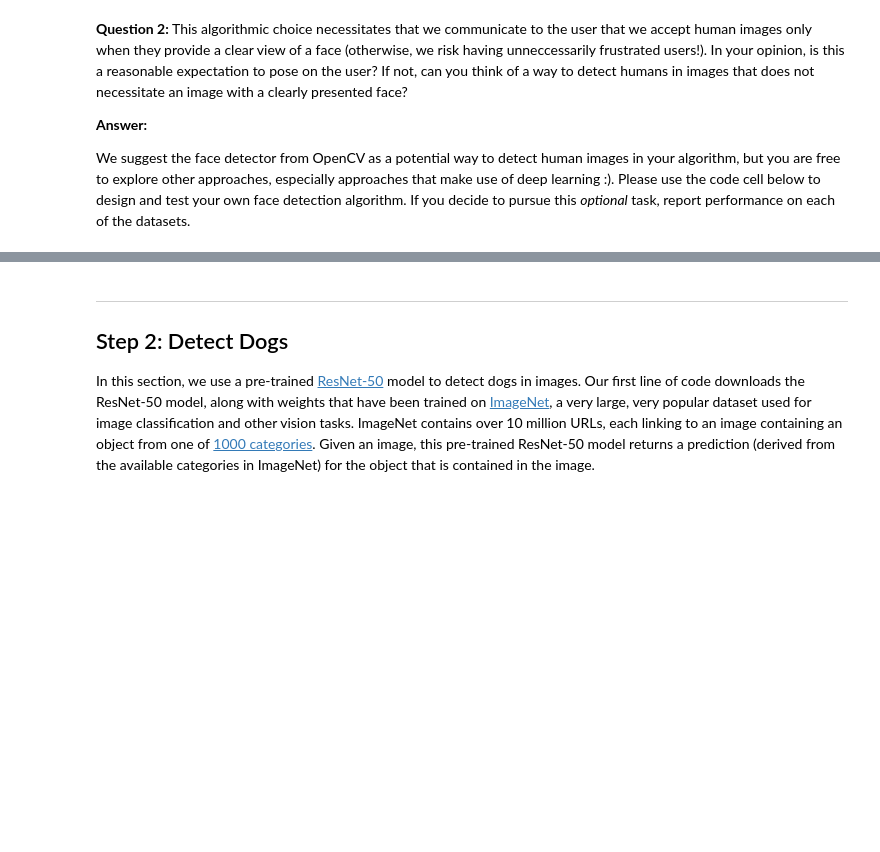
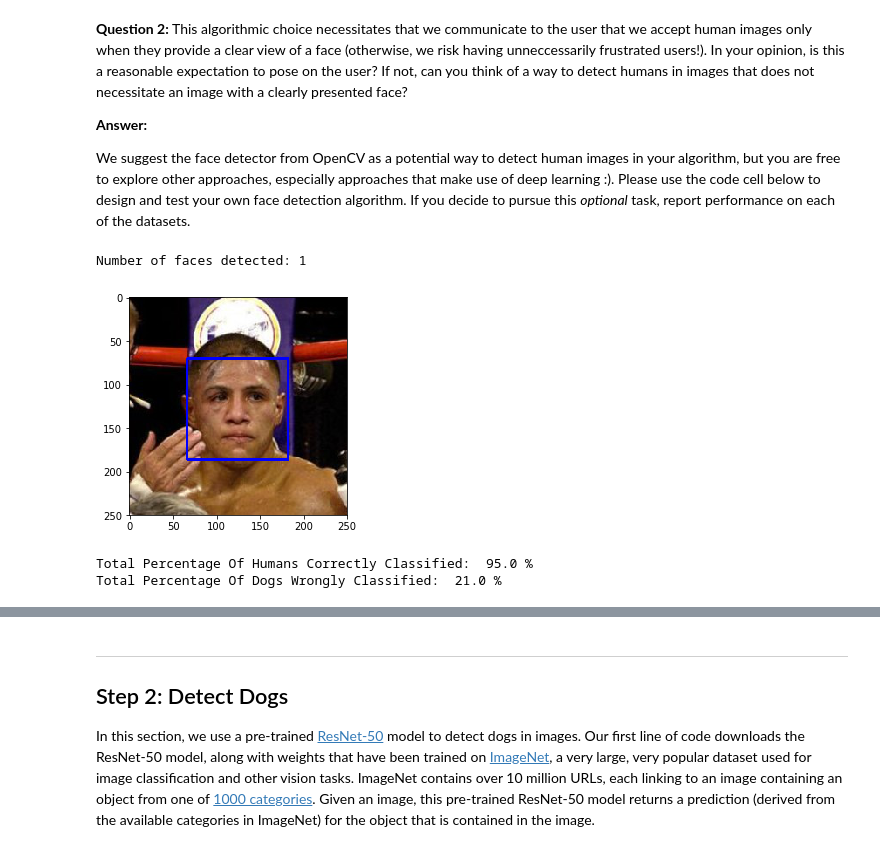
Before and after one commit to tonespy/dog_breed_project, a Jupyter notebook: dog_app.ipynb, the cells around one changed output, grey strips where cells are left out. Saved outputs shown, nothing was run; the diff lists cells and outputs as text; code cells hidden in the pictures; blank space fills up the shorter version.

Commit message:
* Added lbpcascade directory for LBP Face detection, * Modified solutions to contain more explanation about steps taken

```diff
--- a/dog_app.ipynb
+++ b/dog_app.ipynb
@@ -206,4 +212,18 @@ We suggest the face detector from OpenCV as a potential way to detect human imag
 # %%
 ## (Optional) TODO: Report the performance of another
 ## face detection algorithm on the LFW dataset
 ### Feel free to use as many code cells as needed.
+#load cascade classifier training file for lbpcascade
+lbp_face_cascade = cv2.CascadeClassifier('lbpcascades/lbpcascade_frontalface.xml')
+
+# load color (BGR) image
+img = cv2.imread(human_files[3])
+
+detect_face = face_detection_helper(lbp_face_cascade, img)
+
+# display the image, along with bounding box
+plt.imshow(detect_face)
+plt.show()
+# %% [output]
+Number of faces detected: 1
+[figure, added]
@@ -209,0 +238,28 @@ We suggest the face detector from OpenCV as a potential way to detect human imag
+# %%
+human_files_short = human_files[:100]
+dog_files_short = train_files[:100]
+# Do NOT modify the code above this line.
+
+## TODO: Test the performance of the face_detector algorithm
+## on the images in human_files_short and dog_files_short.
+humanCount = 0
+total = 0
+dogCount = 0
+
+for img in human_files_short:
+    isHuman = lbp_face_detector(img)
+    if not isHuman:
+        humanCount += 1
+        total = 100 - humanCount
+    percentage = (total/len(human_files_short)) * 100
+print('Total Percentage Of Humans Correctly Classified: ', percentage, '%')
+
+for img in dog_files_short:
+    isHuman = lbp_face_detector(img)
+    if isHuman:
+        dogCount += 1
+    percentage = (dogCount/len(human_files_short)) * 100
+print('Total Percentage Of Dogs Wrongly Classified: ', percentage, '%')
+# %% [output]
+Total Percentage Of Humans Correctly Classified:  95.0 %
+Total Percentage Of Dogs Wrongly Classified:  21.0 %
```
Also changed, not shown: parts of 27 cells of this notebook, 5 other files.
